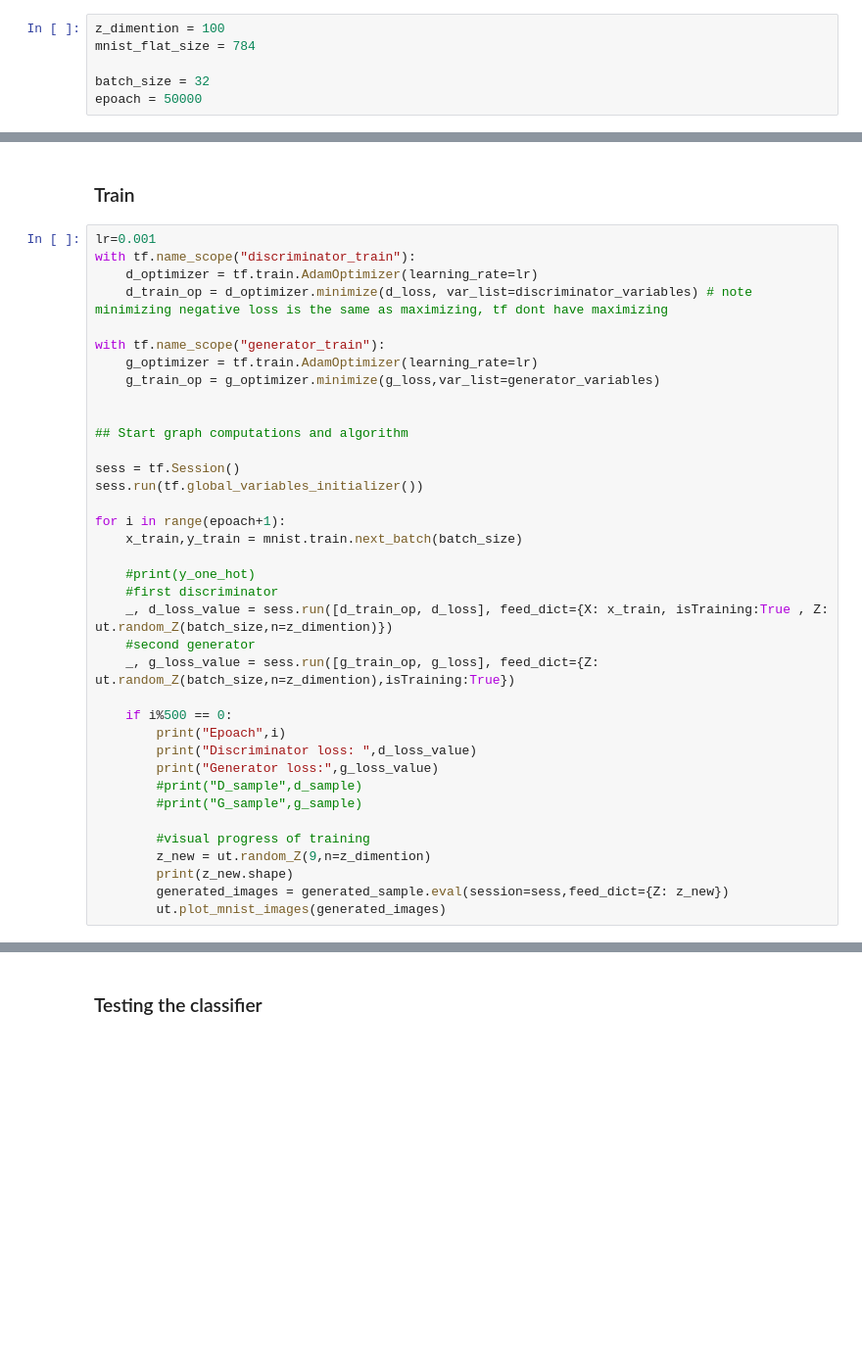
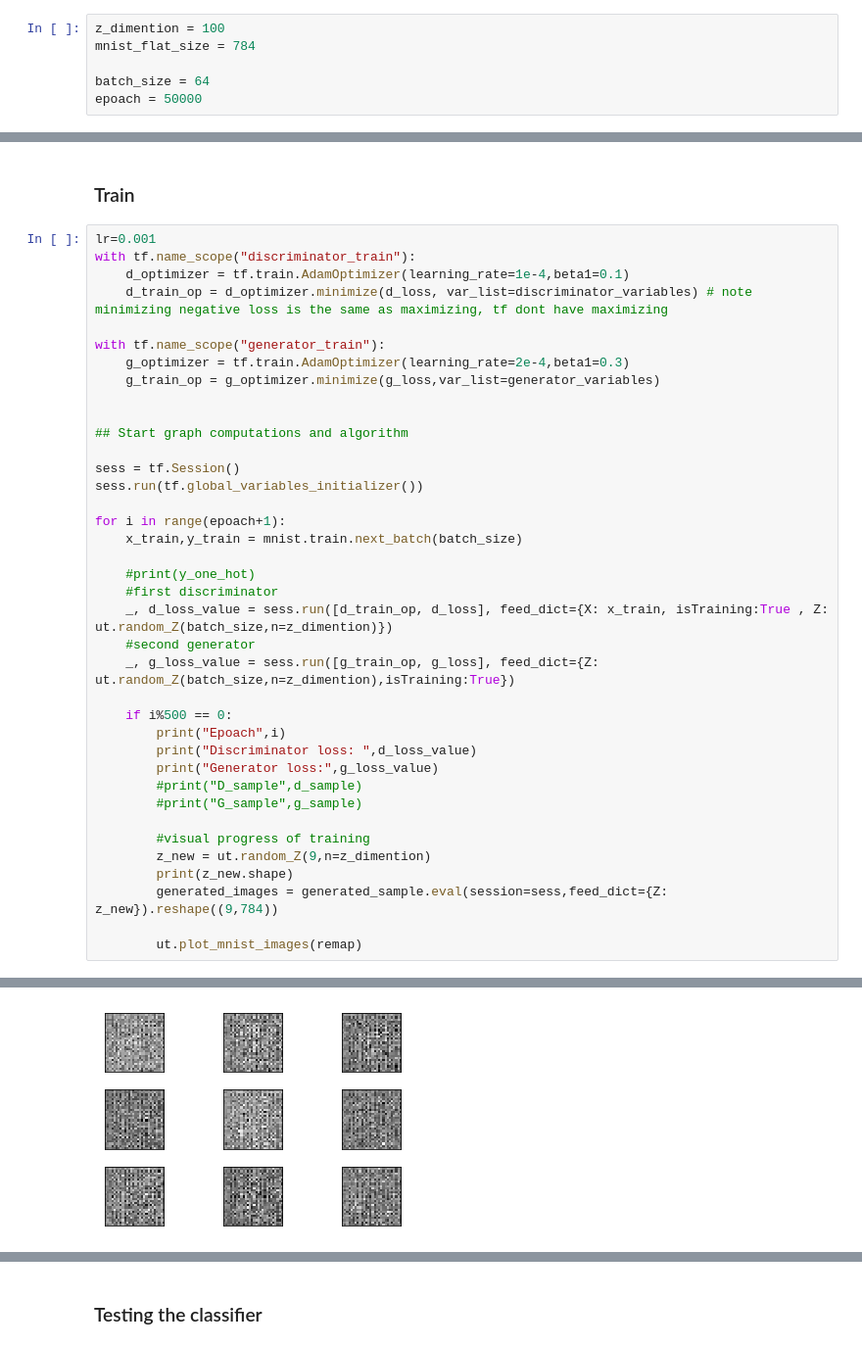
Before and after one commit to T-Almeida/GAN-study, a Jupyter notebook: Deep Convolution GAN (DCGAN).ipynb, the cells around one changed output, grey strips where cells are left out. Shown at 98% size. Saved outputs shown, nothing was run; the diff lists cells and outputs as text; blank space fills up the shorter version.

```diff
--- a/Deep Convolution GAN (DCGAN).ipynb
+++ b/Deep Convolution GAN (DCGAN).ipynb
@@ -46,7 +46,7 @@ For the architecture of the generator and the discriminator i am gonna try keep
 z_dimention = 100
 mnist_flat_size = 784
 
-batch_size = 32
+batch_size = 64
 epoach = 50000
 # %% [markdown]
 ### Generator network
@@ -190,11 +193,11 @@ print(discriminator_variables)
 # %%
 lr=0.001
 with tf.name_scope("discriminator_train"):
-    d_optimizer = tf.train.AdamOptimizer(learning_rate=lr)
+    d_optimizer = tf.train.AdamOptimizer(learning_rate=1e-4,beta1=0.1)
     d_train_op = d_optimizer.minimize(d_loss, var_list=discriminator_variables) # note minimizing negative loss is the same as maximizing, tf dont have maximizing
 
 with tf.name_scope("generator_train"):
-    g_optimizer = tf.train.AdamOptimizer(learning_rate=lr)
+    g_optimizer = tf.train.AdamOptimizer(learning_rate=2e-4,beta1=0.3)
     g_train_op = g_optimizer.minimize(g_loss,var_list=generator_variables)
 
 
@@ -222,5 +225,7 @@ for i in range(epoach+1):
         #visual progress of training
         z_new = ut.random_Z(9,n=z_dimention)
         print(z_new.shape)
-        generated_images = generated_sample.eval(session=sess,feed_dict={Z: z_new})
-        ut.plot_mnist_images(generated_images)
+        generated_images = generated_sample.eval(session=sess,feed_dict={Z: z_new}).reshape((9,784))
+
+        ut.plot_mnist_images(remap)
+# %% [output]
@@ -226,0 +249 @@ for i in range(epoach+1):
+[figure, added]
```
Also changed, not shown: parts of 3 cells of this notebook.
